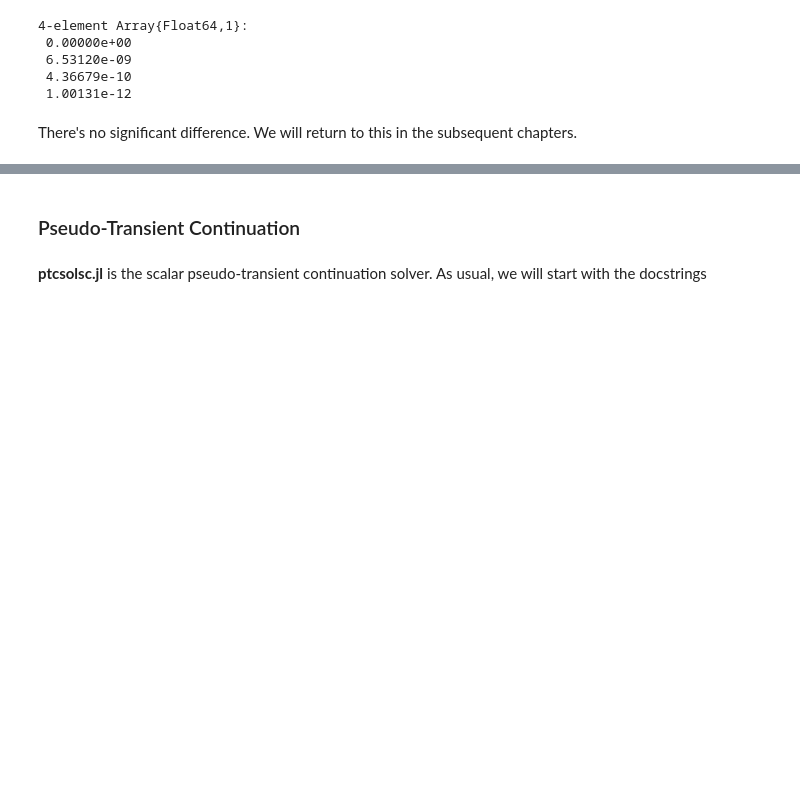
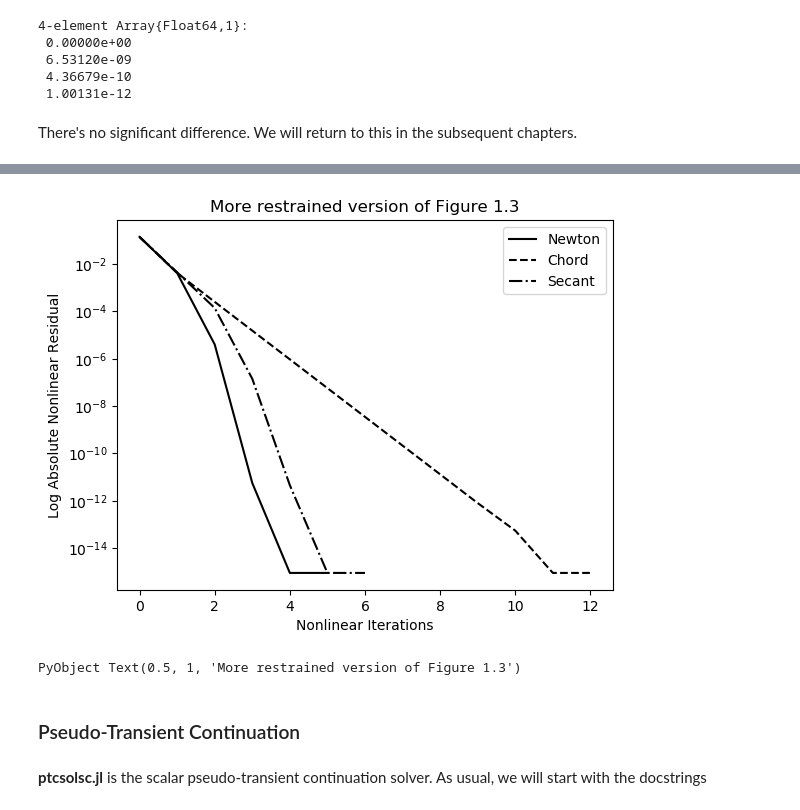
Before and after one commit to ctkelley/NotebookSIAMFANL, a Jupyter notebook: SIAMFANLCh1s.ipynb, the cells around one changed output, grey strips where cells are left out. Drawn from its saved outputs; the diff is of its cells as text; code cells hidden in the pictures; blank space fills up the shorter version.

```diff
--- a/SIAMFANLCh1s.ipynb
+++ b/SIAMFANLCh1s.ipynb
@@ -318,3 +317,8 @@ There's no significant difference. We will return to this in the subsequent chap
+# %%
+fig1dot3b()
+# %% [output]
+[figure, added]
+PyObject Text(0.5, 1, 'More restrained version of Figure 1.3')
 # %% [markdown]
 ### Pseudo-Transient Continuation
 # %% [markdown]
```
Also changed, not shown: parts of 10 cells of this notebook, 4 other files.
